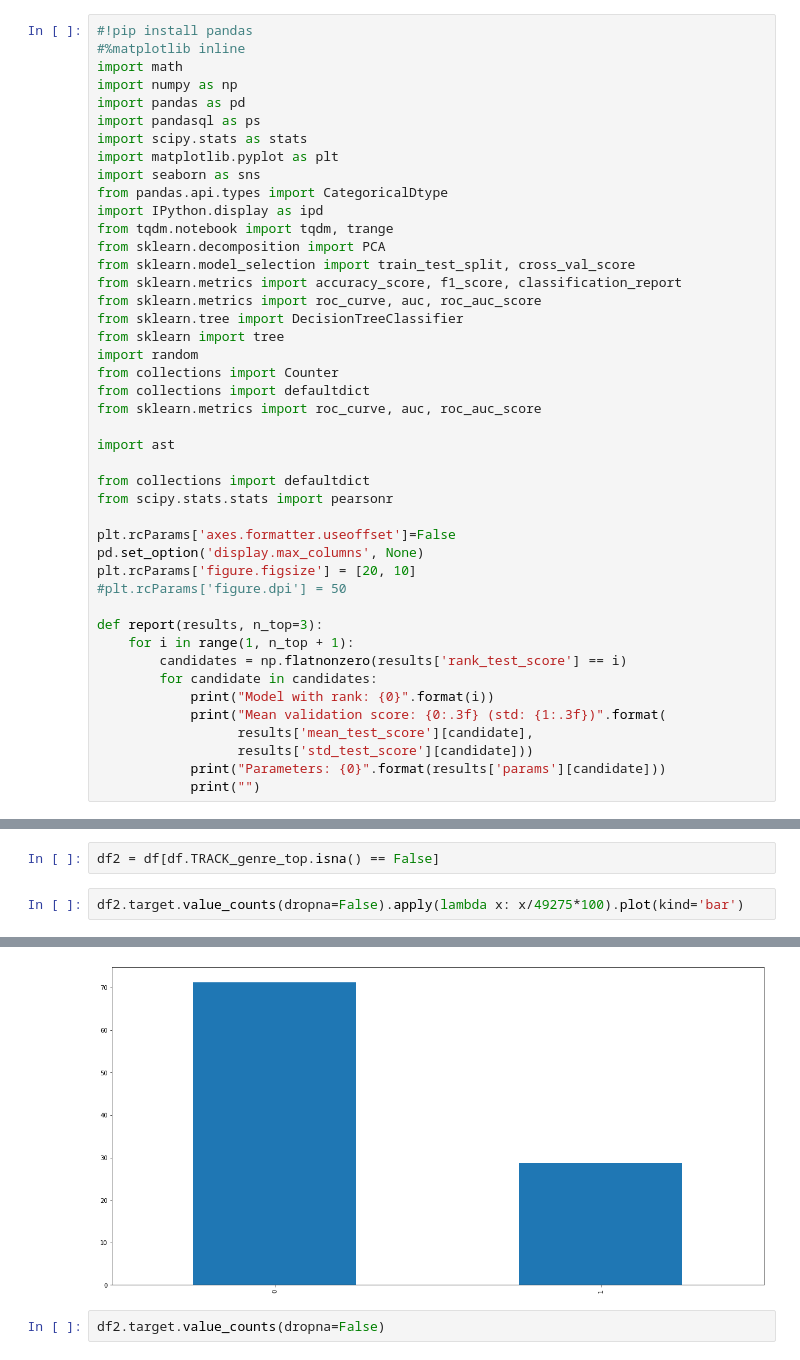
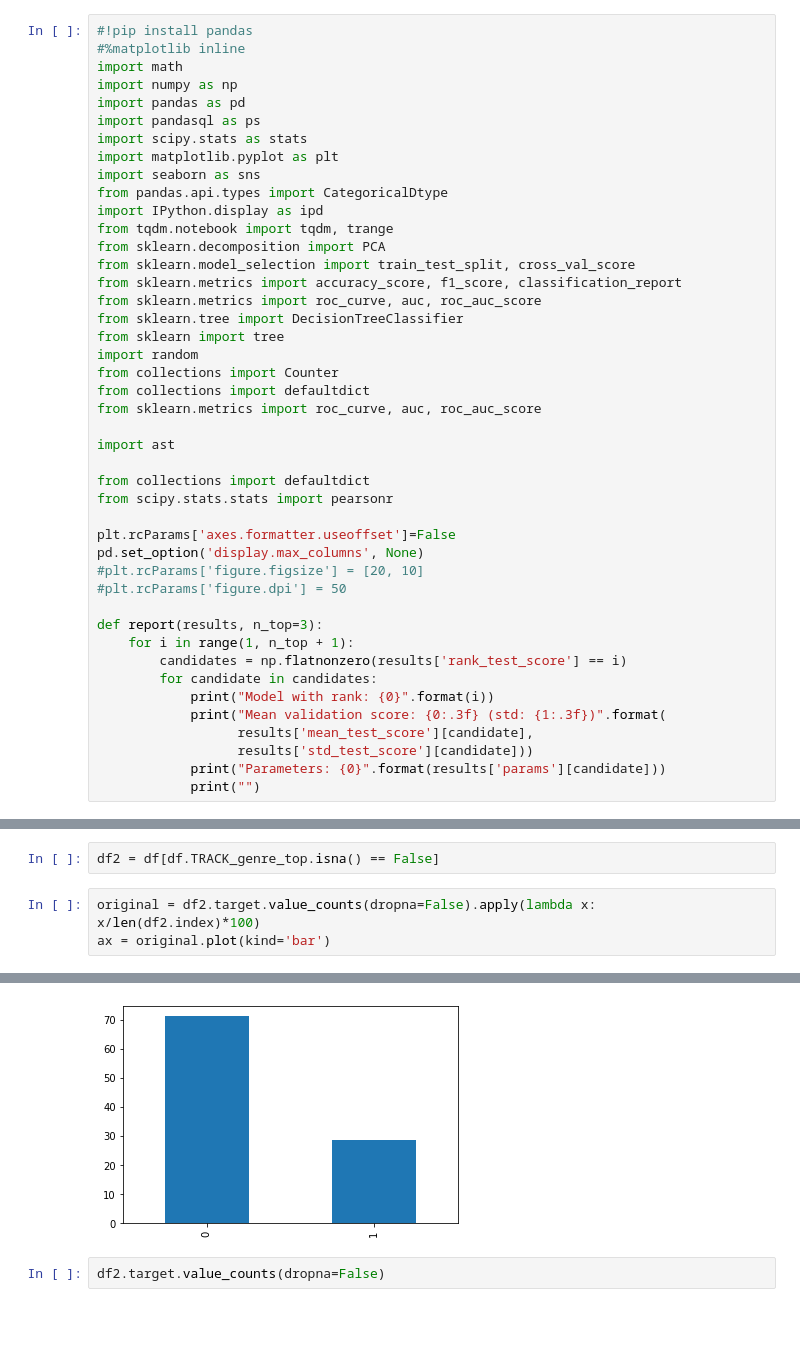
Before and after one commit to cri98li/Data-Mining-2-Project-ts-classification, a Jupyter notebook: Fase 1.4.ipynb, the cells around one changed output, grey strips where cells are left out. Saved outputs shown, nothing was run; the diff lists cells and outputs as text; blank space fills up the shorter version.

```diff
--- a/Fase 1.4.ipynb
+++ b/Fase 1.4.ipynb
@@ -29,7 +29,7 @@ from scipy.stats.stats import pearsonr
 
 plt.rcParams['axes.formatter.useoffset']=False
 pd.set_option('display.max_columns', None)
-plt.rcParams['figure.figsize'] = [20, 10]
+#plt.rcParams['figure.figsize'] = [20, 10]
 #plt.rcParams['figure.dpi'] = 50
 
 def report(results, n_top=3):
@@ -216,5 +216,6 @@ df['target']=[1 if genre == 'Rock' else 0 for genre in df['TRACK_genre_top']]
 # %%
 df2 = df[df.TRACK_genre_top.isna() == False]
 # %%
-df2.target.value_counts(dropna=False).apply(lambda x: x/49275*100).plot(kind='bar')
+original = df2.target.value_counts(dropna=False).apply(lambda x: x/len(df2.index)*100)
+ax = original.plot(kind='bar')
 # %% [output]
@@ -222,4 +222,4 @@ df2.target.value_counts(dropna=False).apply(lambda x: x/49275*100).plot(kind='ba
-[figure, old version]
+[figure, new version]
 # %%
 df2.target.value_counts(dropna=False)
 # %% [output]
```
Also changed, not shown: parts of 3 cells of this notebook.
